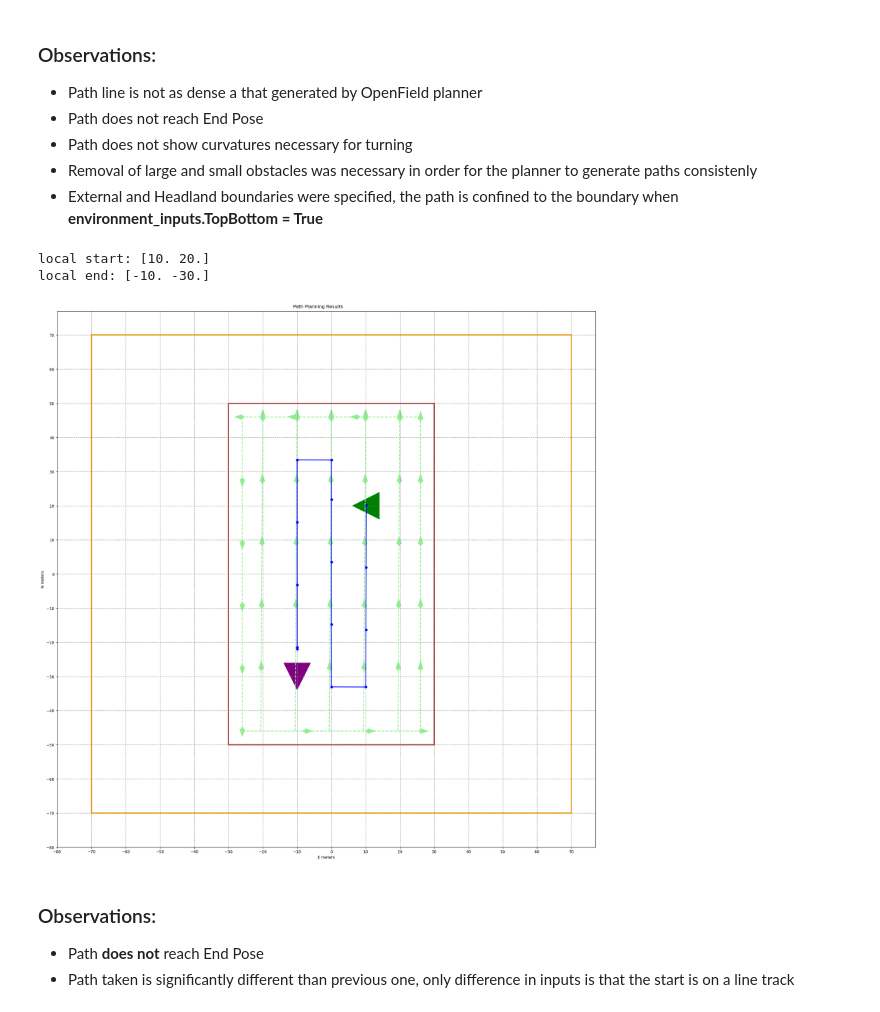
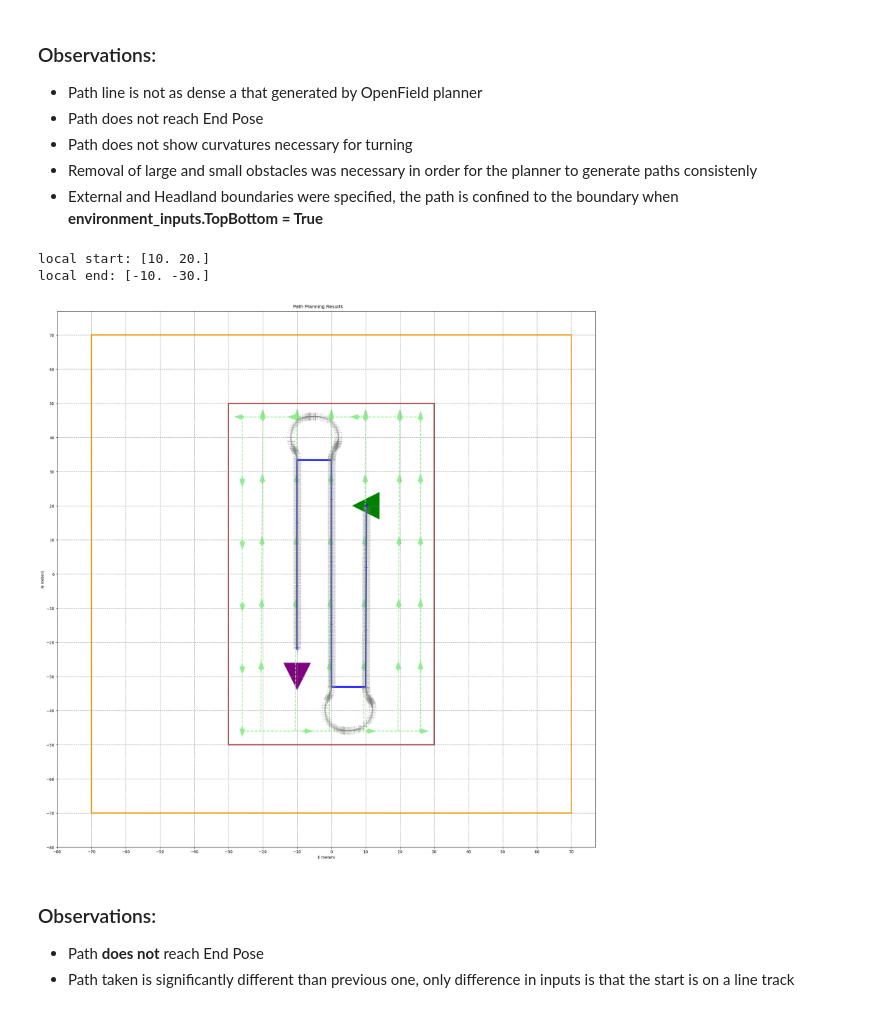
Before and after one commit to jorgenicho-brt/PathPlanningAnalysis, a Jupyter notebook: jupyter/RoadNetworkPlanning1.ipynb, the cells around one changed output. Saved outputs shown, nothing was run; the diff lists cells and outputs as text; code cells hidden in the pictures.

Commit message:
Exposes error codes and tractor paths

```diff
--- a/jupyter/RoadNetworkPlanning1.ipynb
+++ b/jupyter/RoadNetworkPlanning1.ipynb
@@ -112,40 +114,39 @@ local end: [-10. -30.]
 # - Headland boundary exceeds exterior bounday's reach
 # - Start pose is on a track line
 # - Start and End pose angle off by 90 degrees
-output path but it isn't clear how as the the planner generated sig
 # Path inputs
 start_xy = origin_xy + np.asarray([10.0, 2.0 * track_spacing])
 end_xy = origin_xy + np.asarray([-1.0 * track_spacing, -3.0 * track_spacing])
 print('local start: {}'.format(str(start_xy - origin_xy)))
 print('local end: {}'.format(str(end_xy - origin_xy)))
 
 start_pose_2d = Pose2D(start_xy, 180.0, zone_number, zone_letter)
 goal_pose_2d = Pose2D(end_xy, 270, zone_number, zone_letter)
 
 # Building obstacles
 
 padding = [-40.0, 0.0]
 boundaries_plot_attributes = {'edgecolor':'brown'}
 boundaries = [Box2D.compute_bounding_box(obstacles, padding, **boundaries_plot_attributes)]
 headland_boundaries = [Box2D.compute_bounding_box(obstacles,[0.0 * track_spacing, 2.0 * track_spacing], **boundaries_plot_attributes)]
 
 environment_inputs = plan_constraints.environment_inputs
 plan_constraints.environment_objects.headland_boundaries = headland_boundaries
 environment_inputs.HeadlandBoundaries = box2d_to_pypl_points(headland_boundaries, zone_number, zone_letter)
 environment_inputs.TopBottom = True
 
 plan_results = generate_road_network_path((start_pose_2d, goal_pose_2d), plan_constraints)
 output_path_offset = boundaries[0].top_left - origin_xy
 fig, axs = plot_planning_results(plan_constraints,
                                  plan_results,
                                  output_path_offset,
                                  grid_size,
                                  implement_width,
                                  implement_width)
 # %% [output]
 local start: [10. 20.]
 local end: [-10. -30.]
-[figure, old version]
+[figure, new version]
 # %% [markdown]
 ### Observations:
 - Path **does not** reach End Pose
```
Also changed, not shown: parts of 8 cells of this notebook, 4 other files.
